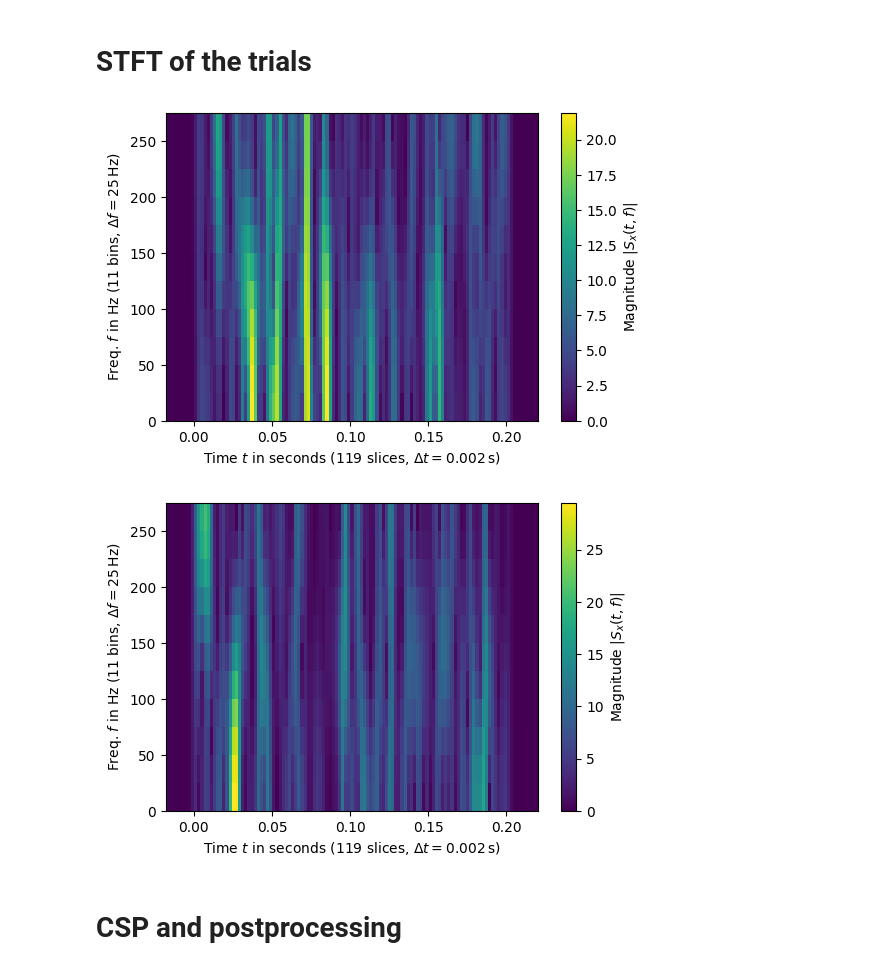
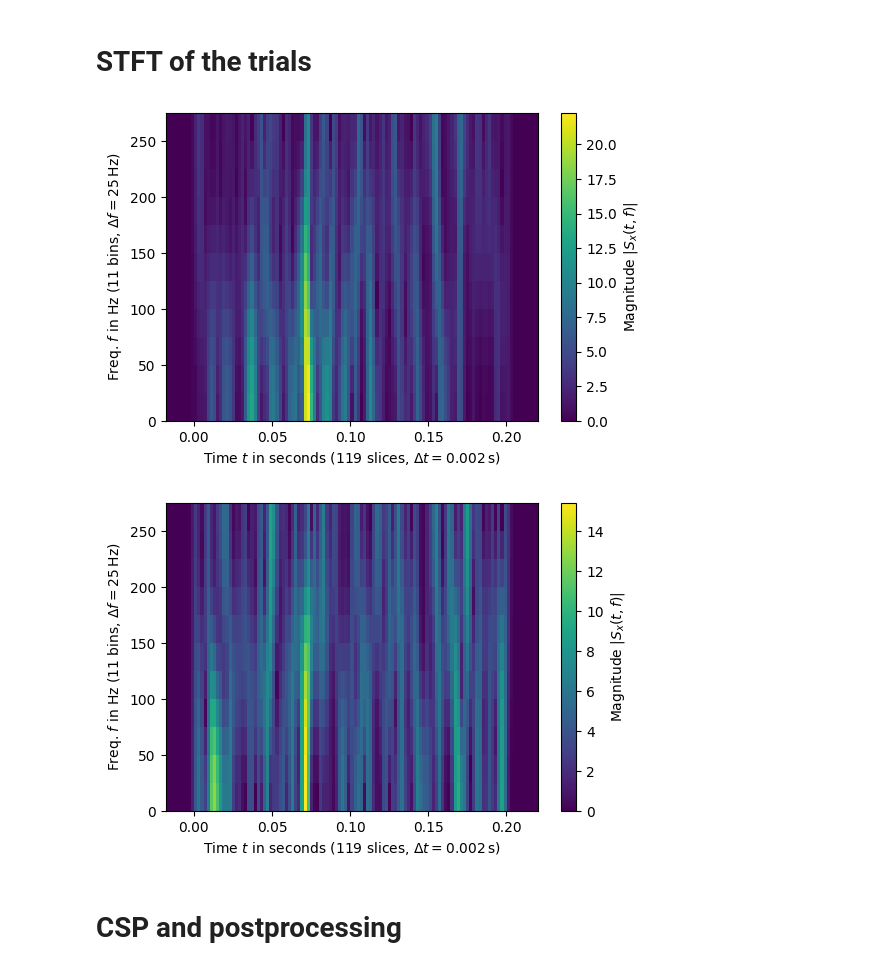
Before and after one commit to deltaC/EEG_Event_Classification, a Jupyter notebook: statistics_research.ipynb, the cells around one changed output. Drawn from its saved outputs; the diff is of its cells as text; code cells hidden in the pictures.

```diff
--- a/statistics_research.ipynb
+++ b/statistics_research.ipynb
@@ -255,12 +255,12 @@ from scipy.signal.windows import gaussian
 # %%
 w = gaussian(20, std=1, sym=True)  # symmetric Gaussian window
 SFT = ShortTimeFFT(w, hop=1, fs=sample_rate, scale_to='magnitude')
-Sx_l = SFT.stft(np.mean(windows_l[2, :, 3:7], axis=1))
-Sx_r = SFT.stft(np.mean(windows_r[2, :, 3:7], axis=1))
+Sx_l1 = SFT.stft(np.mean(windows_l[6, :, :], axis=1))
+Sx_l2 = SFT.stft(np.mean(windows_l[7, :, :], axis=1))
 # %%
 fig, ax = plt.subplots(figsize=(6., 4.))
 
-im1 = ax.imshow(abs(Sx_l), origin='lower', aspect='auto',
+im1 = ax.imshow(abs(Sx_l1), origin='lower', aspect='auto',
                  extent=SFT.extent(100), cmap='viridis')
 ax.set(xlabel=f"Time $t$ in seconds ({SFT.p_num(100)} slices, " +
                rf"$\Delta t = {SFT.delta_t:g}\,$s)",
@@ -270,21 +270,21 @@ ax.set(xlabel=f"Time $t$ in seconds ({SFT.p_num(100)} slices, " +
 fig.colorbar(im1, label="Magnitude $|S_x(t, f)|$")
 plt.show()
 # %% [output]
-[figure, old version]
+[figure, new version]
 # %%
 fig, ax = plt.subplots(figsize=(6., 4.))
 
-im2 = ax.imshow(abs(Sx_r), origin='lower', aspect='auto',
+im2 = ax.imshow(abs(Sx_l2), origin='lower', aspect='auto',
                  extent=SFT.extent(100), cmap='viridis')
 ax.set(xlabel=f"Time $t$ in seconds ({SFT.p_num(100)} slices, " +
                rf"$\Delta t = {SFT.delta_t:g}\,$s)",
         ylabel=f"Freq. $f$ in Hz ({SFT.f_pts} bins, " +
                rf"$\Delta f = {SFT.delta_f:g}\,$Hz)")
 
 fig.colorbar(im2, label="Magnitude $|S_x(t, f)|$")
 plt.show()
 # %% [output]
-[figure, old version]
+[figure, new version]
 # %% [markdown]
 # CSP and postprocessing
 # %%
```
Also changed, not shown: parts of 3 cells of this notebook, 3 other files.
